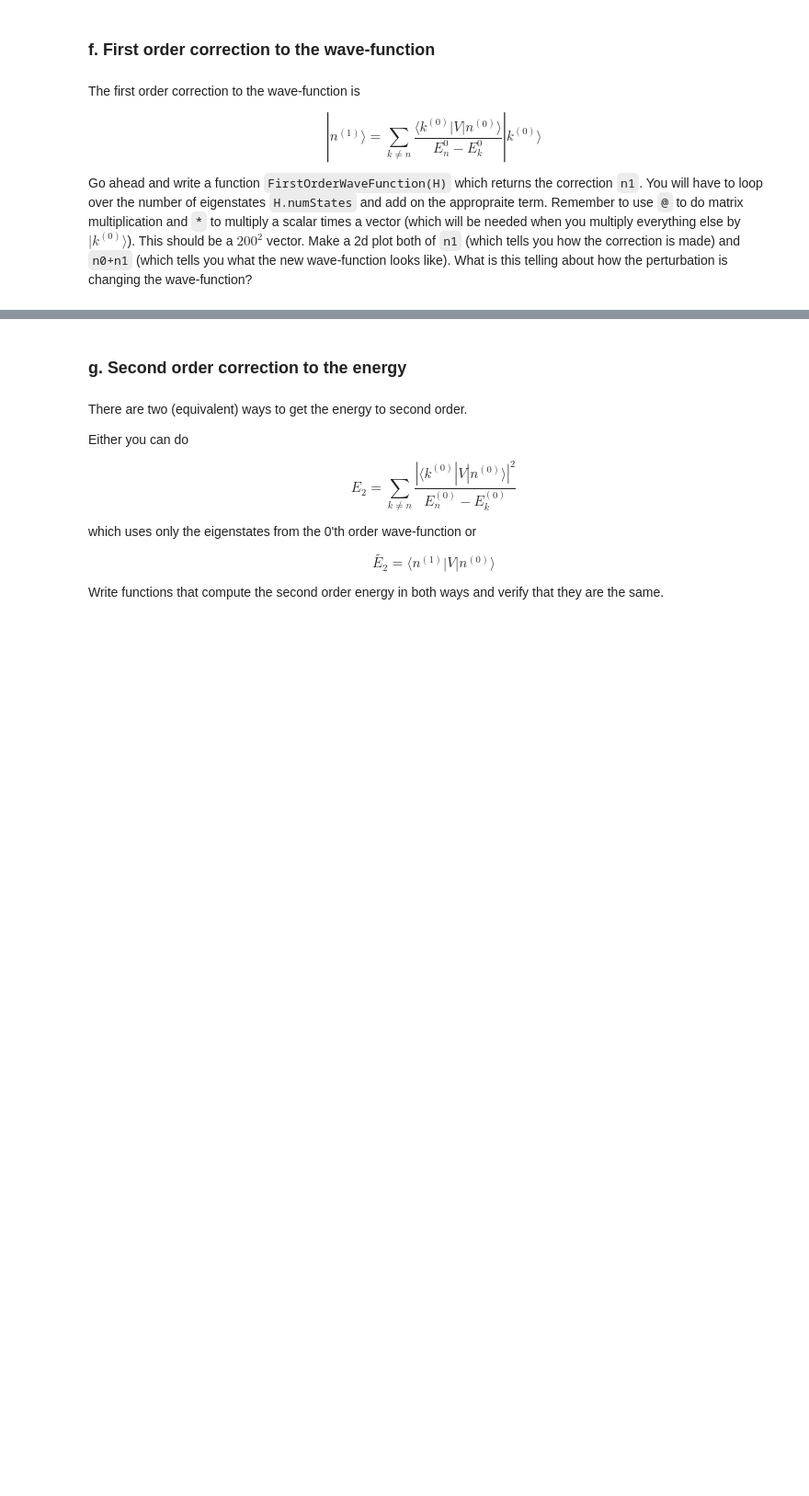
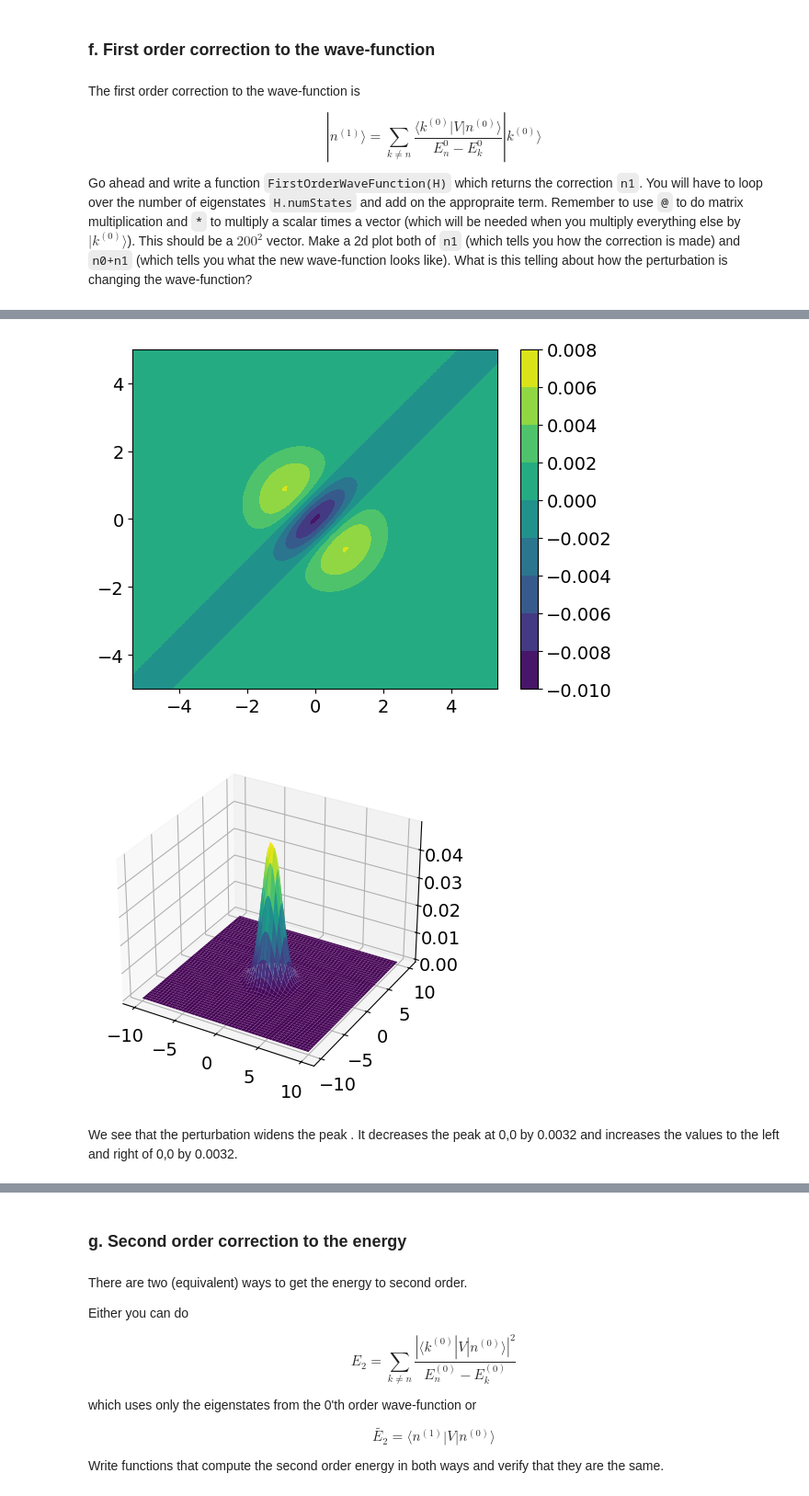
Before and after one commit to mvela31/PHYS487hws, a Jupyter notebook: quantum_mechanics/PerturbationTheory.ipynb, the cells around one changed output, grey strips where cells are left out. Shown at 92% size. Drawn from its saved outputs; the diff is of its cells as text; code cells hidden in the pictures; blank space fills up the shorter version.

```diff
--- a/quantum_mechanics/PerturbationTheory.ipynb
+++ b/quantum_mechanics/PerturbationTheory.ipynb
@@ -376,0 +473,20 @@ Go ahead and write a function `FirstOrderWaveFunction(H)` which returns the  cor
+# %%
+###ANSWER HERE
+def FirstOrderWaveFunction(H, n=0):
+  n1=np.zeros(200**2)
+  for k in range(H.numStates):
+    if k == n:
+      continue
+    lEk = np.multiply(H.get_eigenstate(k).conjugate(),H.V)
+    Ek = np.dot(lEk,H.get_eigenstate(n))
+
+    mag = Ek/(H.get_eigenvalue(n) - H.get_eigenvalue(k))
+    n1 += mag*H.get_eigenstate(k)
+
+  return n1
+
+n1 = FirstOrderWaveFunction(H)
+Plot2d(n1, plot_3d=False)
+n0 = H.get_eigenstate(0)
+Plot2d(n0 + n1, plot_3d=True)
+# %% [output]
@@ -377,3 +494,7 @@ Go ahead and write a function `FirstOrderWaveFunction(H)` which returns the  cor
+[figure, added]
+[figure, added]
+# %% [markdown]
+We see that the perturbation widens the peak . It decreases the peak at 0,0 by 0.0032 and increases the values to the left and right of 0,0 by 0.0032.
 # %% [markdown]
 <div><img src="https://clark.physics.illinois.edu/246img/AnsEnd.svg" width=200 align=left alt="Answer (end)"></img><br></div>
 # %% [markdown]
```
Also changed, not shown: parts of 19 cells of this notebook.
